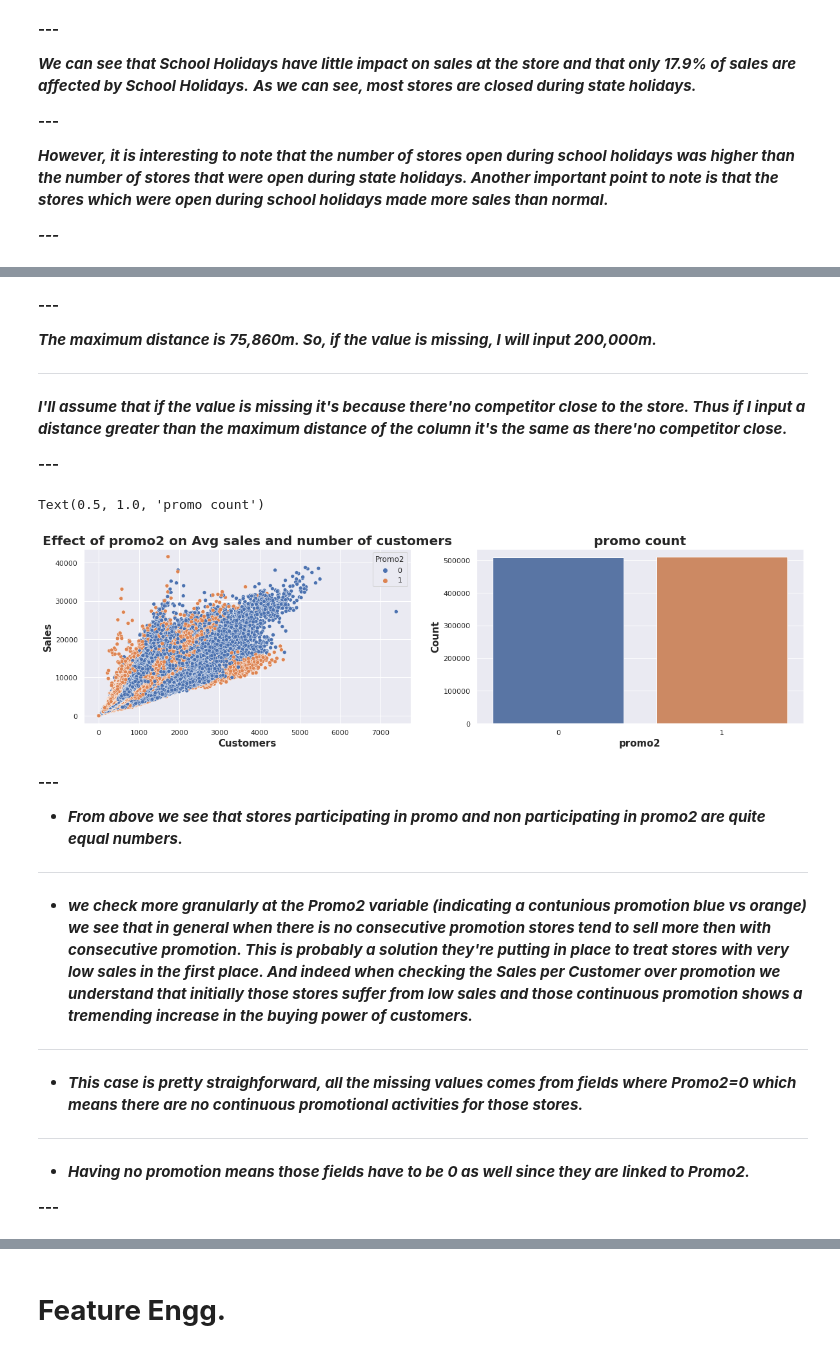
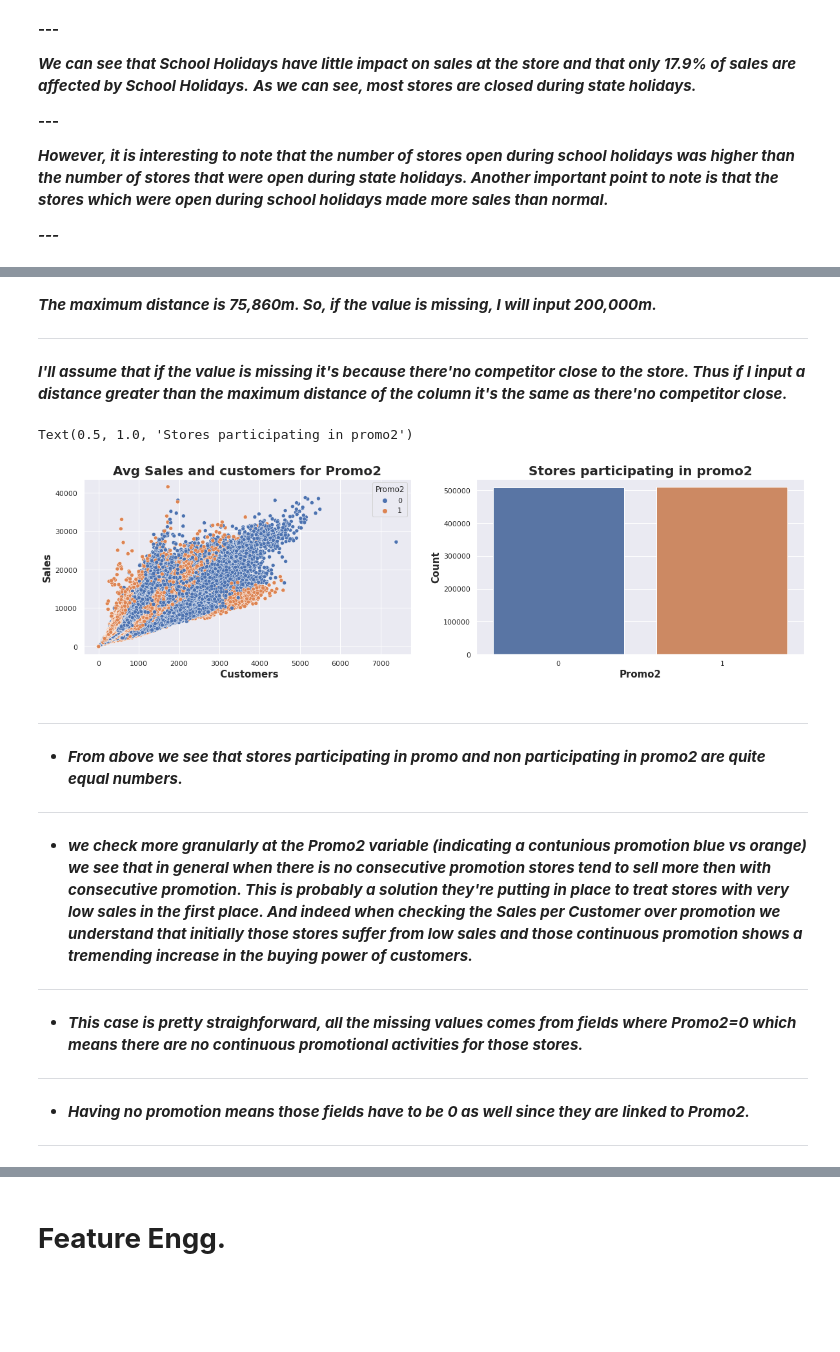
Before and after one commit to priyankashinde-DS/Rossmann_sales_prediction, a Jupyter notebook: ML(Supervised)_Rossmann_Sales_Prediction_Capstone_Project.ipynb, the cells around one changed output, grey strips where cells are left out. Saved outputs shown, nothing was run; the diff lists cells and outputs as text; code cells hidden in the pictures; blank space fills up the shorter version.

```diff
--- a/ML(Supervised)_Rossmann_Sales_Prediction_Capstone_Project.ipynb
+++ b/ML(Supervised)_Rossmann_Sales_Prediction_Capstone_Project.ipynb
@@ -395,8 +450,9 @@ store_sale_data['Weekofyear'] =  pd.DatetimeIndex(store_sale_data['Date']).week
 # create day column from date column
 store_sale_data['Day'] = pd.DatetimeIndex(store_sale_data['Date']).day
 
-# we create year month week and day column from Date column so, lets drop date column
-store_sale_data.drop('Date',axis=1,inplace=True)
+
+# Since we create day week month and year column from date column ,lets drop date column
+store_sale_data.drop('Date',inplace=True,axis=1)
 # %% [markdown]
 **In Date column using DatetimeIndex function extract other features year, month and weekofyear  from Date.**
 # %%
@@ -601,11 +682,6 @@ Text(0.5, 0, 'Competition Distance')
 # Missing value treatment for cometitiondistance column
 store_sale_data['CompetitionDistance'] = store_sale_data['CompetitionDistance'].apply( lambda x: 200000.0 if math.isnan( x ) else x )
 # %% [markdown]
-
-
-**---**
-
-
 ***The maximum distance is 75,860m. So, if the value is missing, I will input 200,000m.***
 
 
@@ -613,33 +689,35 @@ store_sale_data['CompetitionDistance'] = store_sale_data['CompetitionDistance'].
 
 
 ***I'll assume that if the value is missing it's because there'no competitor close to the store. Thus if I input a distance greater than the maximum distance of the column it's the same as there'no competitor close.***
-
-
-**---**
 # %%
+# plot for promo2
 plt.figure(figsize=(20,5))
 plt.subplot(121)
-sns.scatterplot(data=store_sale_data,x='Customers',y='Sales',hue='Promo2')
-plt.ylabel("Sales",fontsize=15,fontdict={"weight": "bold"})
-plt.xlabel("Customers",fontsize=15,fontdict={"weight": "bold"})
-plt.title("Effect of promo2 on Avg sales and number of customers",fontsize=20,fontdict={"weight": "bold"})
+ax = sns.scatterplot(data=store_sale_data,x='Customers',y='Sales',hue='Promo2')
+ax.set_xlabel(' Customers',size=15,fontdict={"weight": "bold"})
+ax.set_ylabel('Sales',size=15,fontdict={"weight": "bold"})
+ax.set_title("Avg Sales and customers for Promo2",fontsize=20,fontdict={"weight": "bold"})
 
-#countplot for promo2
+# plot for promo2
 plt.subplot(122)
-sns.countplot(store_sale_data['Promo2'])
-plt.ylabel("Count",fontsize=15,fontdict={"weight": "bold"})
-plt.xlabel("promo2",fontsize=15,fontdict={"weight": "bold"})
-plt.title("promo count",fontsize=20,fontdict={"weight": "bold"})
+ax = sns.countplot(store_sale_data['Promo2'])
+ax.set_xlabel('Promo2',size=15,fontdict={"weight": "bold"})
+ax.set_ylabel('Count',size=15,fontdict={"weight": "bold"})
+ax.set_title("Stores participating in promo2",fontsize=20,fontdict={"weight": "bold"})
 # %% [output]
-Text(0.5, 1.0, 'promo count')
+Text(0.5, 1.0, 'Stores participating in promo2')
-[figure, old version]
+[figure, new version]
 # %% [markdown]
 
 
-**---**
 
-* ***From above we see that stores  participating in promo and non participating
-in promo2 are quite equal numbers.***
+
+---
+
+
+
+
+* ***From above we see that stores  participating in promo and non participating in promo2 are quite equal numbers.***
 
 
 ---
@@ -648,11 +726,8 @@ in promo2 are quite equal numbers.***
 * ***we check more granularly at the Promo2 variable (indicating a contunious promotion blue vs orange) we see that in general when there is no consecutive promotion stores tend to sell more then with consecutive promotion. This is probably a solution they're putting in place to treat stores with very low sales in the first place. And indeed when checking the Sales per Customer over promotion we understand that initially those stores suffer from low sales and those continuous promotion shows a tremending increase in the buying power of customers.***
 
 
+---
 
-
-
-
----
 
 
 * ***This case is pretty straighforward, all the missing values comes from fields where Promo2=0 which means there are no continuous promotional activities for those stores.***
@@ -665,7 +740,8 @@ in promo2 are quite equal numbers.***
 * ***Having no promotion means those fields have to be 0 as well since they are linked to Promo2.***
 
 
-**---**
+
+---
 # %%
 # since there no use of column Promo2SinceWeek,Promo2SinceYear,PromoInterval lets remove it
 store_sale_data.drop(['Promo2SinceWeek','Promo2SinceYear','PromoInterval'],inplace=True,axis=1)
```
Also changed, not shown: parts of 80 cells of this notebook.
